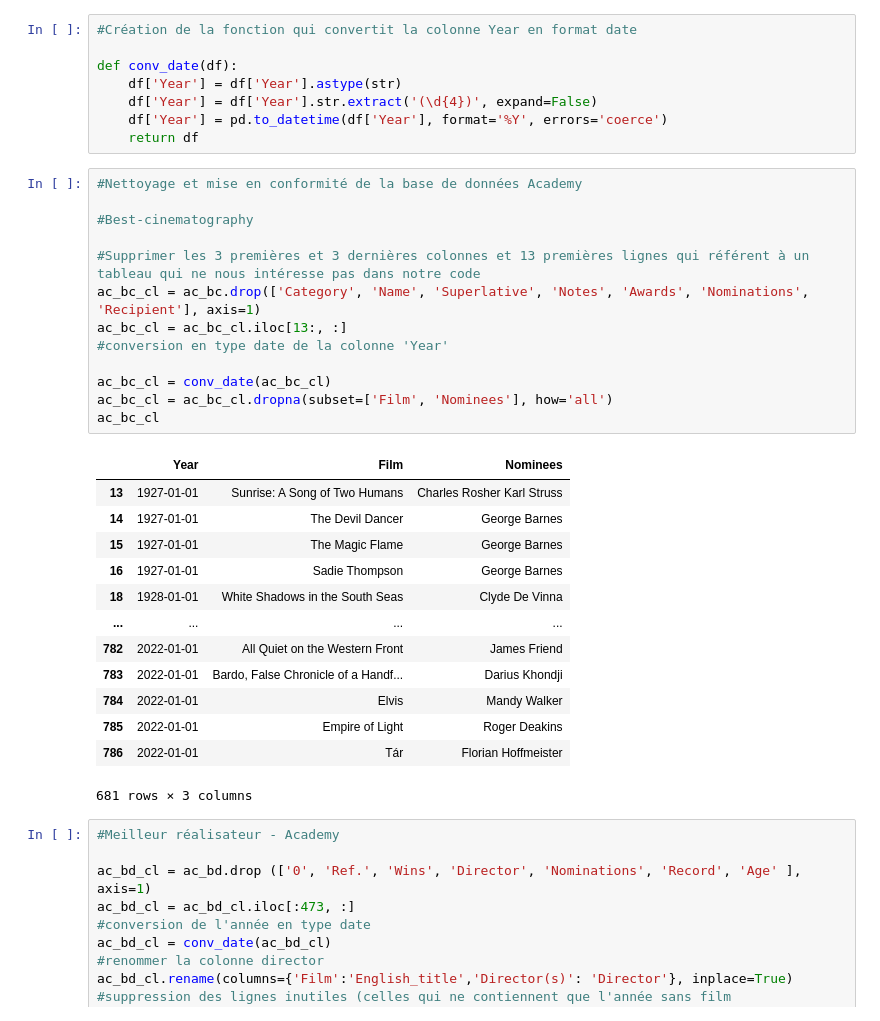
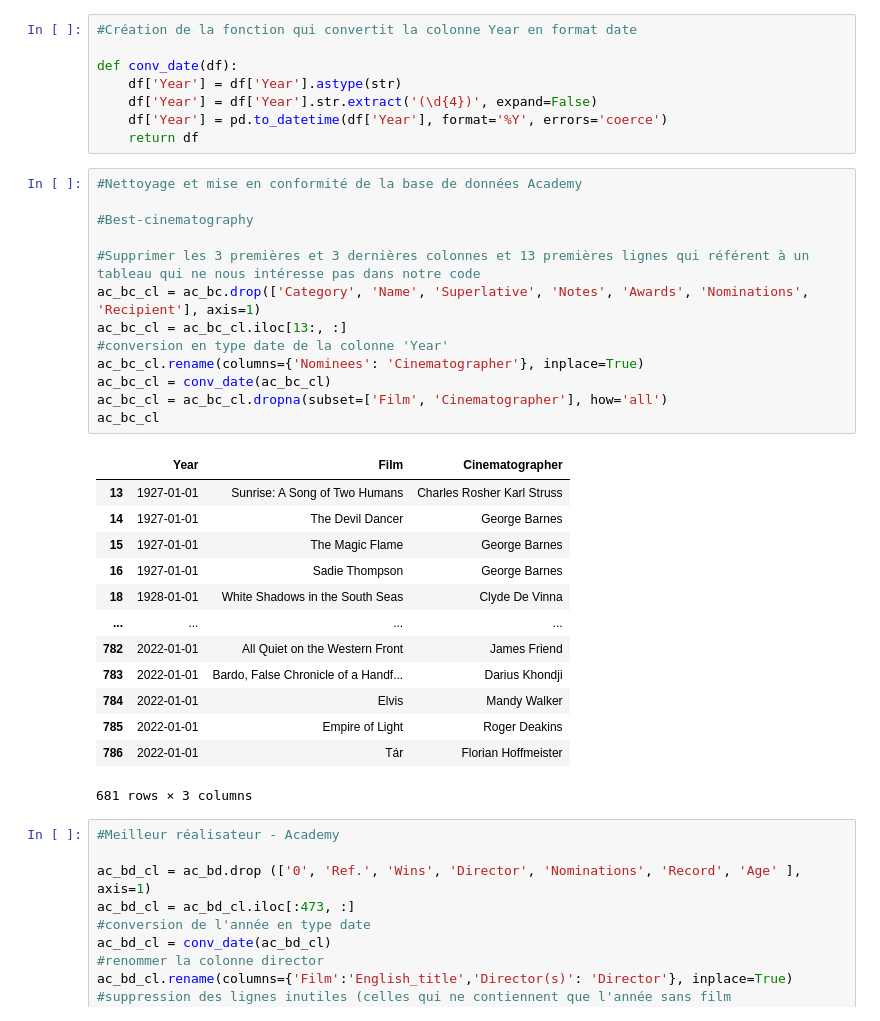
Before and after one commit to itsreivilo/movies, a Jupyter notebook: cleaning_data/cleaning_awards.ipynb, the cells around one changed output. Cells and saved outputs as stored; diff of their text form.

```diff
--- a/cleaning_data/cleaning_awards.ipynb
+++ b/cleaning_data/cleaning_awards.ipynb
@@ -114,18 +104,18 @@ def conv_date(df):
 # %%
 #Nettoyage et mise en conformité de la base de données Academy
 
 #Best-cinematography
 
 #Supprimer les 3 premières et 3 dernières colonnes et 13 premières lignes qui référent à un tableau qui ne nous intéresse pas dans notre code
 ac_bc_cl = ac_bc.drop(['Category', 'Name', 'Superlative', 'Notes', 'Awards', 'Nominations', 'Recipient'], axis=1)
 ac_bc_cl = ac_bc_cl.iloc[13:, :]
 #conversion en type date de la colonne 'Year'
-
+ac_bc_cl.rename(columns={'Nominees': 'Cinematographer'}, inplace=True)
 ac_bc_cl = conv_date(ac_bc_cl)
-ac_bc_cl = ac_bc_cl.dropna(subset=['Film', 'Nominees'], how='all')
+ac_bc_cl = ac_bc_cl.dropna(subset=['Film', 'Cinematographer'], how='all')
 ac_bc_cl
 # %% [output]
-|  | Year | Film | Nominees |
+|  | Year | Film | Cinematographer |
 | 13 | 1927-01-01 | Sunrise: A Song of Two Humans | Charles Rosher Karl Struss |
 | 14 | 1927-01-01 | The Devil Dancer | George Barnes |
 | 15 | 1927-01-01 | The Magic Flame | George Barnes |
```
Also changed, not shown: parts of 7 cells of this notebook.
